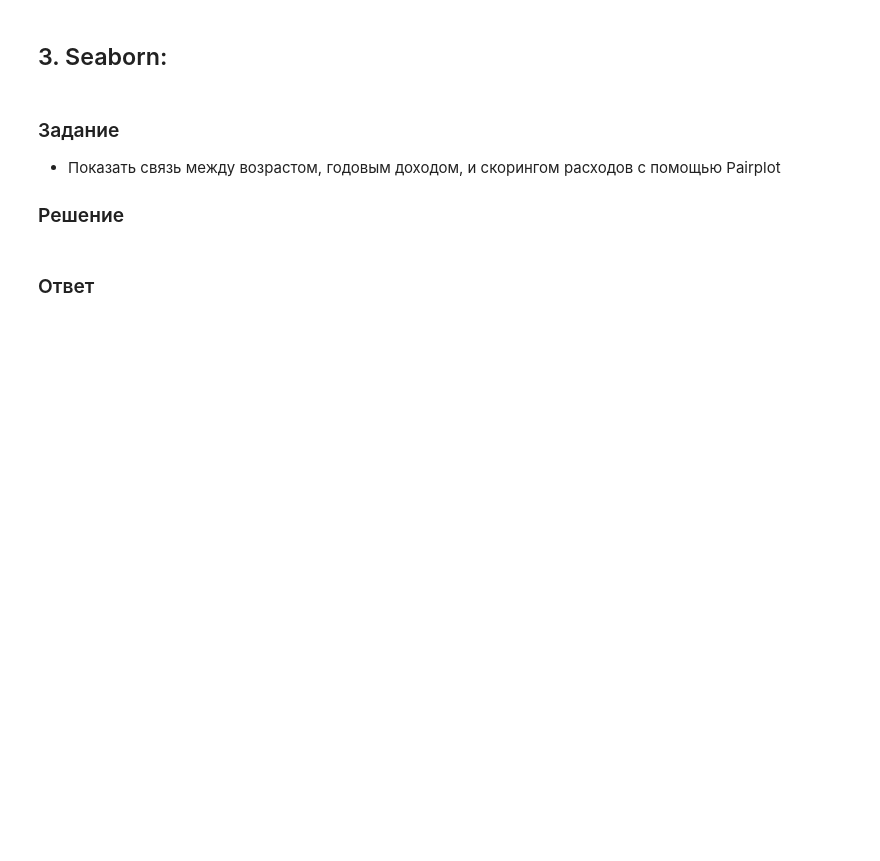
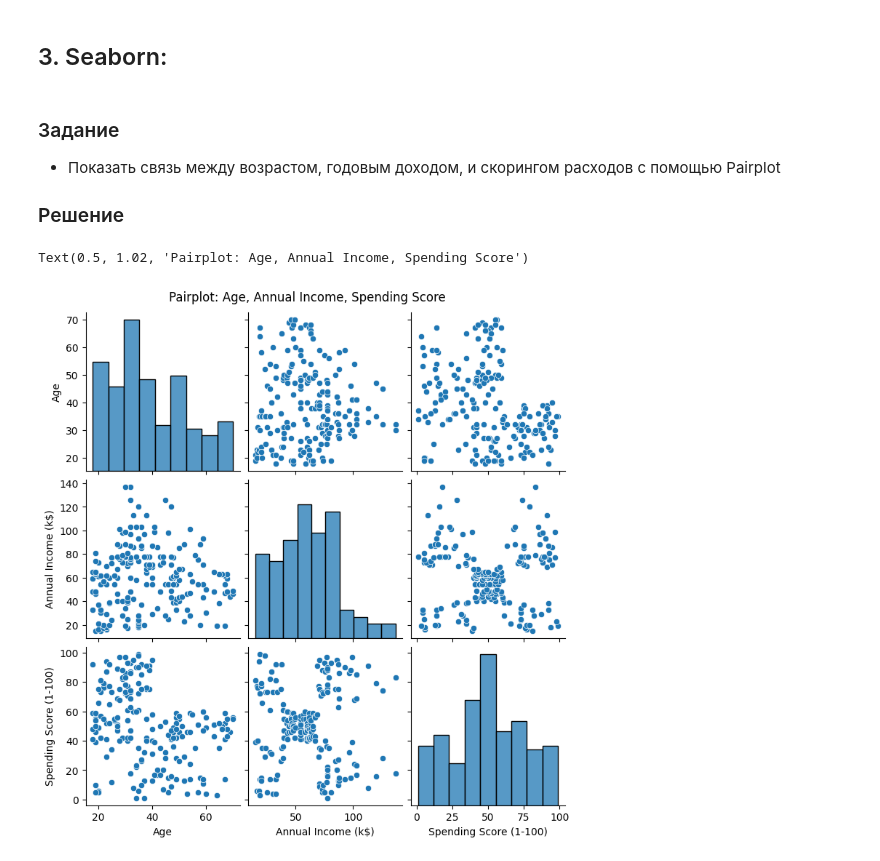
Before and after one commit to Education-Bugaev-RV/TOBD, a Jupyter notebook: ЛР (2)/notebook.ipynb, the cells around one changed output. Cells and saved outputs as stored; diff of their text form; code cells hidden in the pictures; blank space fills up the shorter version.

```diff
--- a/ЛР (2)/notebook.ipynb
+++ b/ЛР (2)/notebook.ipynb
@@ -24,0 +32,3 @@ pd.set_option('display.max_rows', None)
+# %%
+df_raw_csv = pd.read_csv('./Вариант 4/Mall_Customers.csv')
+df_raw_csv.head()
@@ -42,5 +175,10 @@ pd.set_option('display.max_rows', None)
 доходом, и скорингом расходов с помощью Pairplot
 
 ### Решение
-# %% [markdown]
-### Ответ
+# %%
+df_for_pairplot = df_raw_csv[['Age', 'Annual Income (k$)', 'Spending Score (1-100)']]
+plot = sbn.pairplot(df_for_pairplot)
+plot.figure.suptitle("Pairplot: Age, Annual Income, Spending Score", y=1.02)
+# %% [output]
+Text(0.5, 1.02, 'Pairplot: Age, Annual Income, Spending Score')
+[figure, added]
```
Also changed, not shown: parts of 14 cells of this notebook.
